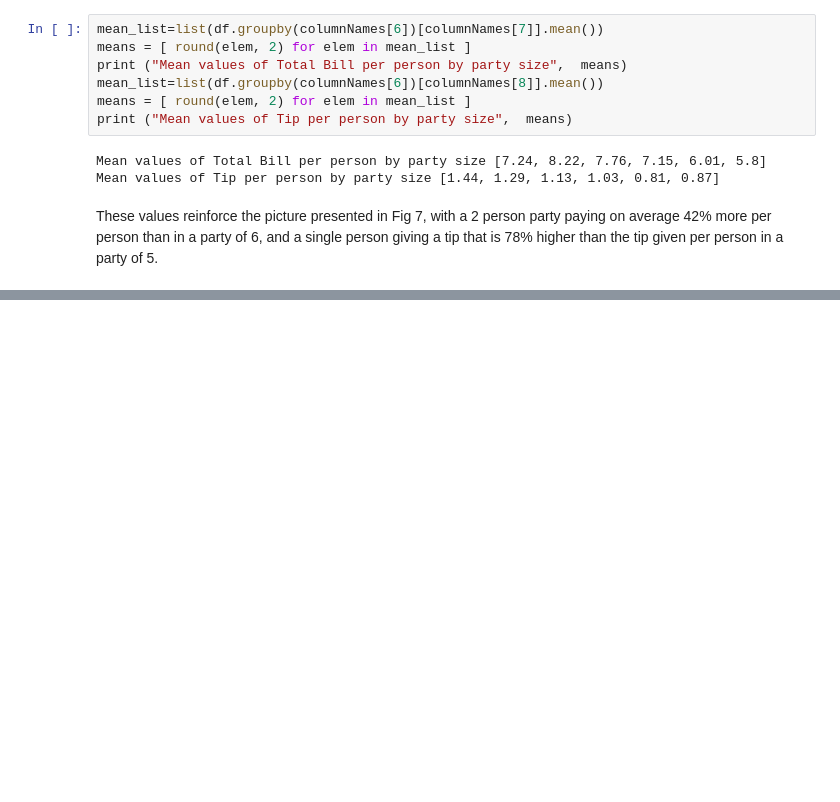
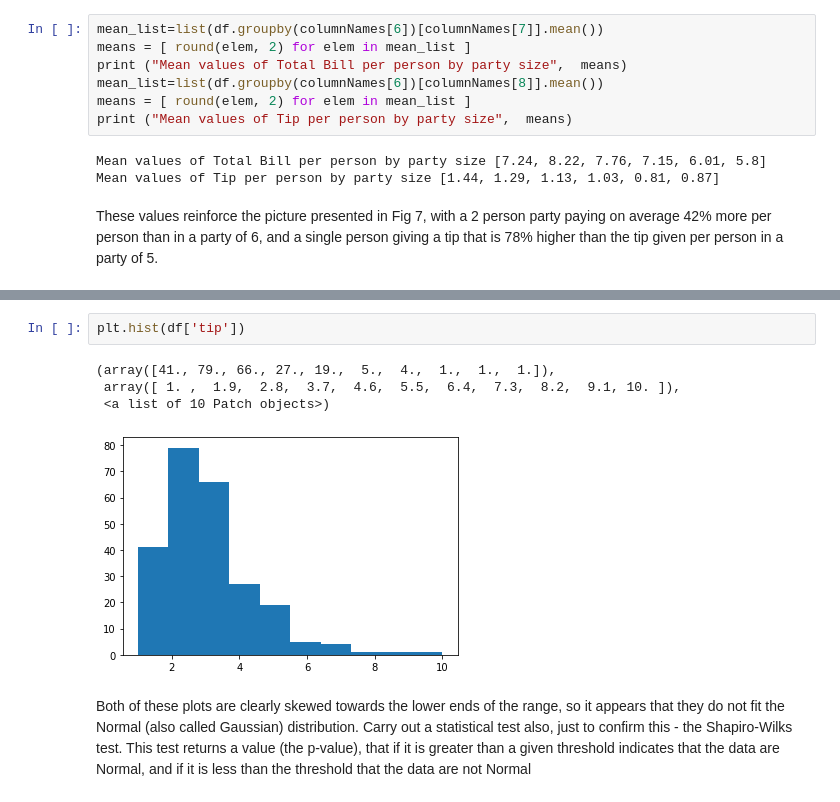
Before and after one commit to NigelSlack/Fundamentals-of-Data-Analysis, a Jupyter notebook: jupyter_notebook.ipynb, the cells around one changed output, grey strips where cells are left out. Cells and saved outputs as stored; diff of their text form; blank space fills up the shorter version.

```diff
--- a/jupyter_notebook.ipynb
+++ b/jupyter_notebook.ipynb
@@ -176,0 +220,9 @@ These values reinforce the picture presented in Fig 7, with a 2 person party pay
+# %%
+plt.hist(df['tip'])
+# %% [output]
+(array([41., 79., 66., 27., 19.,  5.,  4.,  1.,  1.,  1.]),
+ array([ 1. ,  1.9,  2.8,  3.7,  4.6,  5.5,  6.4,  7.3,  8.2,  9.1, 10. ]),
+ <a list of 10 Patch objects>)
+[figure, added]
+# %% [markdown]
+Both of these plots are clearly skewed towards the lower ends of the range, so it appears that they do not fit the Normal (also called Gaussian) distribution. Carry out a statistical test also, just to confirm this - the Shapiro-Wilks test. This test returns a value (the p-value), that if it is greater than a given threshold indicates that the data are Normal, and if it is less than the threshold that the data are not Normal
```
Also changed, not shown: parts of 7 cells of this notebook.
